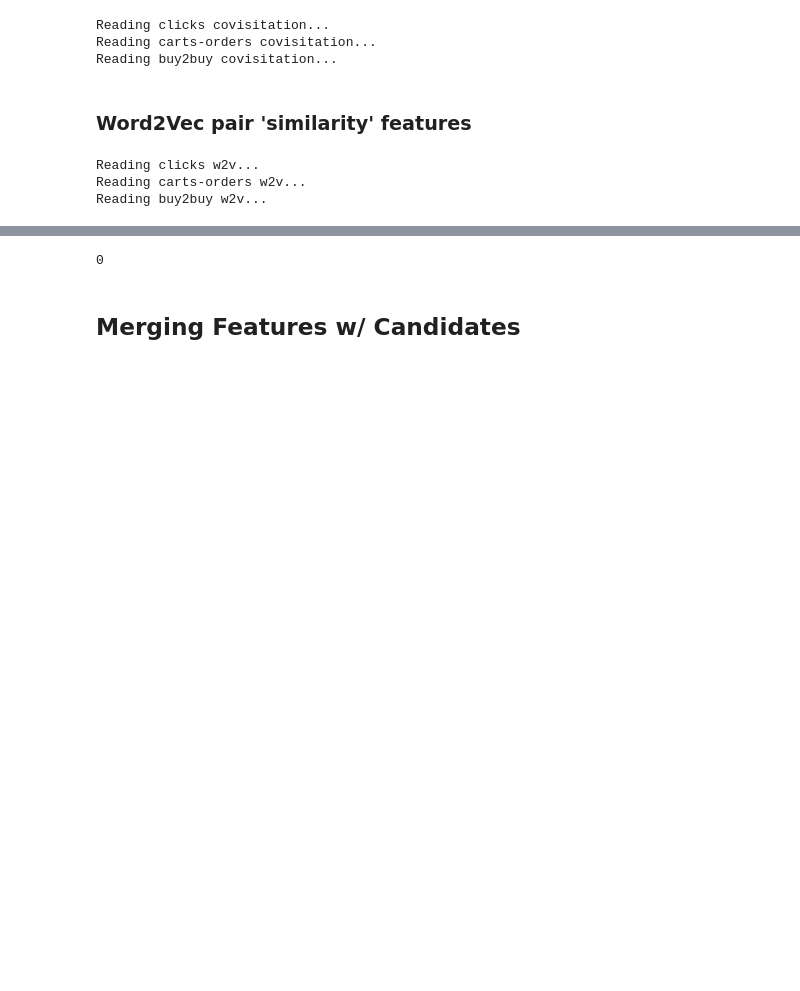
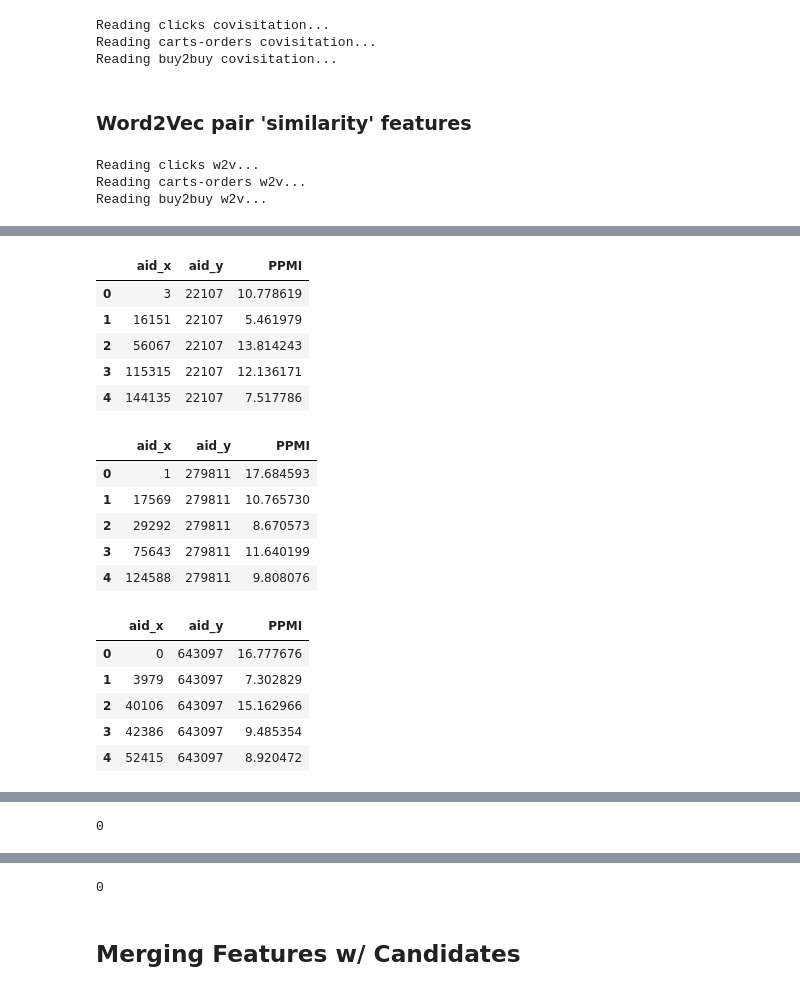
Before and after one commit to nlztrk/OTTO-Multi-Objective-Recommender-System, a Jupyter notebook: 3. Feature Extraction.ipynb, the cells around one changed output, grey strips where cells are left out. Saved outputs shown, nothing was run; the diff lists cells and outputs as text; code cells hidden in the pictures; blank space fills up the shorter version.

```diff
--- a/3. Feature Extraction.ipynb
+++ b/3. Feature Extraction.ipynb
@@ -232,0 +289,78 @@ Reading buy2buy w2v...
+# %%
+co_order_v_order = sorted(glob.glob(f"../raw_data/{GENERATE_FOR}_cooccurence/{GENERATE_FOR}_(orders)vs(orders)_cooccurences_v10_*.pqt"))
+co_order_v_order = pd.concat([pd.read_parquet(f) for f in co_order_v_order], ignore_index=True)
+
+co_cart_v_cart = sorted(glob.glob(f"../raw_data/{GENERATE_FOR}_cooccurence/{GENERATE_FOR}_(carts)vs(carts)_cooccurences_v10_*.pqt"))
+co_cart_v_cart = pd.concat([pd.read_parquet(f) for f in co_cart_v_cart], ignore_index=True)
+
+co_click_v_order = sorted(glob.glob(f"../raw_data/{GENERATE_FOR}_cooccurence/{GENERATE_FOR}_(clicks)vs(orders)_cooccurences_v10_*.pqt"))
+co_click_v_order = pd.concat([pd.read_parquet(f) for f in co_click_v_order], ignore_index=True)
+
+co_cart_v_order = sorted(glob.glob(f"../raw_data/{GENERATE_FOR}_cooccurence/{GENERATE_FOR}_(carts)vs(orders)_cooccurences_v10_*.pqt"))
+co_cart_v_order = pd.concat([pd.read_parquet(f) for f in co_cart_v_order], ignore_index=True)
+
+co_click_v_cart = sorted(glob.glob(f"../raw_data/{GENERATE_FOR}_cooccurence/{GENERATE_FOR}_(clicks)vs(carts)_cooccurences_v10_*.pqt"))
+co_click_v_cart = pd.concat([pd.read_parquet(f) for f in co_click_v_cart], ignore_index=True)
+
+co_order_v_cart = sorted(glob.glob(f"../raw_data/{GENERATE_FOR}_cooccurence/{GENERATE_FOR}_(orders)vs(carts)_cooccurences_v10_*.pqt"))
+co_order_v_cart = pd.concat([pd.read_parquet(f) for f in co_order_v_cart], ignore_index=True)
+# %%
+def generate_PPMI_features(co_df,
+                           count_df,
+                           aidx_type="order",
+                           aidy_type="order"):
+    co_df_w_probs = co_df.\
+        merge(count_df[["aid", f"{aidx_type}_prob"]], left_on="aid_x", right_on="aid").drop("aid", 1).\
+                rename(columns={f"{aidx_type}_prob": "aid_x_prob"}).\
+        merge(count_df[["aid", f"{aidy_type}_prob"]], left_on="aid_y", right_on="aid").drop("aid", 1).\
+                rename(columns={f"{aidy_type}_prob": "aid_y_prob"})
+
+    co_df_w_probs["pair_prob"] = (co_df_w_probs["wgt"] / co_df_w_probs["wgt"].sum())
+
+    co_df_w_probs["PPMI"] =\
+    np.maximum(np.log2(co_df_w_probs["pair_prob"] /\
+                       (co_df_w_probs["aid_x_prob"] * co_df_w_probs["aid_y_prob"])), 0)
+
+    return co_df_w_probs[["aid_x", "aid_y", "PPMI"]]
+
+aid_count_df = pd.read_parquet(f'./all_features/{GENERATE_FOR}_aid_occurences.pqt')
+
+ppmi_target_combs = [
+    [co_order_v_order, "order", "order"],
+    [co_cart_v_cart, "cart", "cart"],
+    [co_click_v_order, "click", "order"],
+    [co_cart_v_order, "cart", "order"],
+    [co_click_v_cart, "click", "cart"],
+    [co_order_v_cart, "order", "cart"],
+]
+
+for ppmi_target_comb in ppmi_target_combs:
+    ppmi_df = generate_PPMI_features(co_df=ppmi_target_comb[0],
+                                     count_df=aid_count_df,
+                                     aidx_type=ppmi_target_comb[1],
+                                     aidy_type=ppmi_target_comb[2])
+
+    ppmi_df.to_parquet(f'./all_features/{GENERATE_FOR}_ppmi_{ppmi_target_comb[1]}_{ppmi_target_comb[2]}.pqt')
+    display(ppmi_df.head())
+    del ppmi_df; gc.collect()
+
+del co_order_v_order, co_cart_v_cart, co_click_v_order, co_cart_v_order, co_click_v_cart, co_order_v_cart; gc.collect()
+# %% [output]
+|  | aid_x | aid_y | PPMI |
+| 0 | 3 | 22107 | 10.778619 |
+| 1 | 16151 | 22107 | 5.461979 |
+| 2 | 56067 | 22107 | 13.814243 |
+| 3 | 115315 | 22107 | 12.136171 |
+| 4 | 144135 | 22107 | 7.517786 |
+|  | aid_x | aid_y | PPMI |
+| 0 | 1 | 279811 | 17.684593 |
+| 1 | 17569 | 279811 | 10.765730 |
+| 2 | 29292 | 279811 | 8.670573 |
+| 3 | 75643 | 279811 | 11.640199 |
+| 4 | 124588 | 279811 | 9.808076 |
+|  | aid_x | aid_y | PPMI |
+| 0 | 0 | 643097 | 16.777676 |
+| 1 | 3979 | 643097 | 7.302829 |
+| 2 | 40106 | 643097 | 15.162966 |
+| 3 | 42386 | 643097 | 9.485354 |
+| 4 | 52415 | 643097 | 8.920472 |
@@ -232,0 +385 @@ Reading buy2buy w2v...
+0
```
Also changed, not shown: parts of 30 cells of this notebook, 2 other files.
